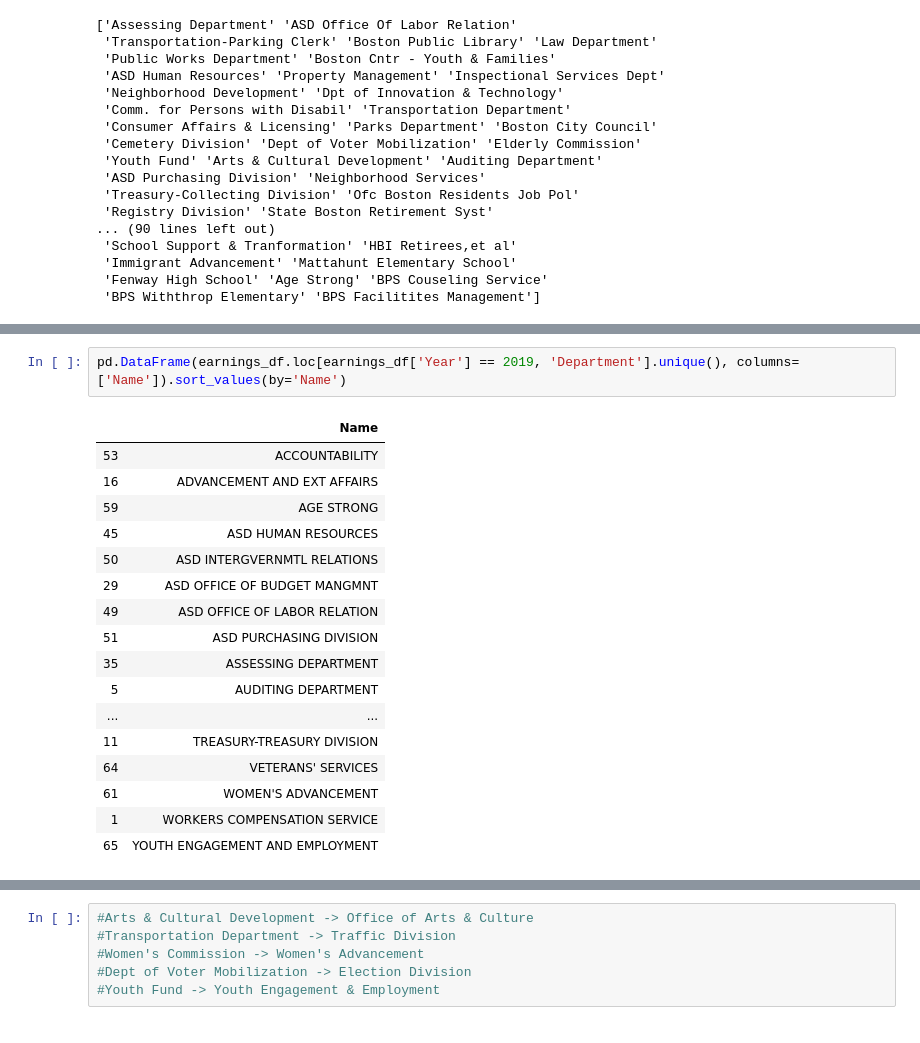
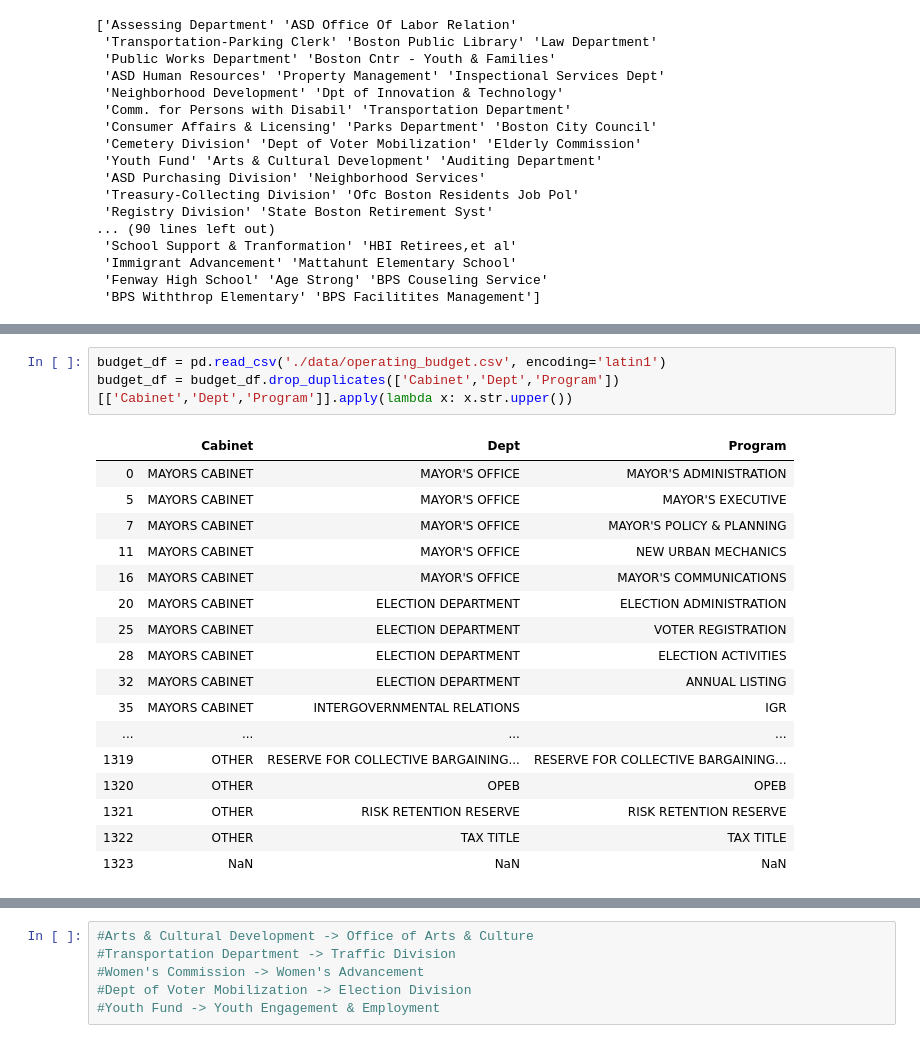
Before and after one commit to caelan-schneider/BostonSalaries, a Jupyter notebook: Analysis.ipynb, the cells around one changed output, grey strips where cells are left out. Cells and saved outputs as stored; diff of their text form.

```diff
--- a/Analysis.ipynb
+++ b/Analysis.ipynb
@@ -398,23 +380,24 @@ array(['ASSESSING DEPARTMENT', 'ASD OFFICE OF LABOR RELATION',
-# %%
-pd.DataFrame(earnings_df.loc[earnings_df['Year'] == 2019, 'Department'].unique(), columns=['Name']).sort_values(by='Name')
-# %% [output]
-|  | Name |
-| 53 | ACCOUNTABILITY |
-| 16 | ADVANCEMENT AND EXT AFFAIRS |
-| 59 | AGE STRONG |
-| 45 | ASD HUMAN RESOURCES |
-| 50 | ASD INTERGVERNMTL RELATIONS |
-| 29 | ASD OFFICE OF BUDGET MANGMNT |
-| 49 | ASD OFFICE OF LABOR RELATION |
-| 51 | ASD PURCHASING DIVISION |
-| 35 | ASSESSING DEPARTMENT |
-| 5 | AUDITING DEPARTMENT |
-| ... | ... |
-| 11 | TREASURY-TREASURY DIVISION |
-| 64 | VETERANS' SERVICES |
-| 61 | WOMEN'S ADVANCEMENT |
-| 1 | WORKERS COMPENSATION SERVICE |
-| 65 | YOUTH ENGAGEMENT AND EMPLOYMENT |
+# %%
+budget_df = pd.read_csv('./data/operating_budget.csv', encoding='latin1')
+budget_df = budget_df.drop_duplicates(['Cabinet','Dept','Program'])[['Cabinet','Dept','Program']].apply(lambda x: x.str.upper())
+# %% [output]
+|  | Cabinet | Dept | Program |
+| 0 | MAYORS CABINET | MAYOR'S OFFICE | MAYOR'S ADMINISTRATION |
+| 5 | MAYORS CABINET | MAYOR'S OFFICE | MAYOR'S EXECUTIVE |
+| 7 | MAYORS CABINET | MAYOR'S OFFICE | MAYOR'S POLICY & PLANNING |
+| 11 | MAYORS CABINET | MAYOR'S OFFICE | NEW URBAN MECHANICS |
+| 16 | MAYORS CABINET | MAYOR'S OFFICE | MAYOR'S COMMUNICATIONS |
+| 20 | MAYORS CABINET | ELECTION DEPARTMENT | ELECTION ADMINISTRATION |
+| 25 | MAYORS CABINET | ELECTION DEPARTMENT | VOTER REGISTRATION |
+| 28 | MAYORS CABINET | ELECTION DEPARTMENT | ELECTION ACTIVITIES |
+| 32 | MAYORS CABINET | ELECTION DEPARTMENT | ANNUAL LISTING |
+| 35 | MAYORS CABINET | INTERGOVERNMENTAL RELATIONS | IGR |
+| ... | ... | ... | ... |
+| 1319 | OTHER | RESERVE FOR COLLECTIVE BARGAINING... | RESERVE FOR COLLECTIVE BARGAINING... |
+| 1320 | OTHER | OPEB | OPEB |
+| 1321 | OTHER | RISK RETENTION RESERVE | RISK RETENTION RESERVE |
+| 1322 | OTHER | TAX TITLE | TAX TITLE |
+| 1323 | NaN | NaN | NaN |
 # %%
 #create pivot table displaying the number of people in each dept by year
 
```
Also changed, not shown: parts of 6 cells of this notebook.
